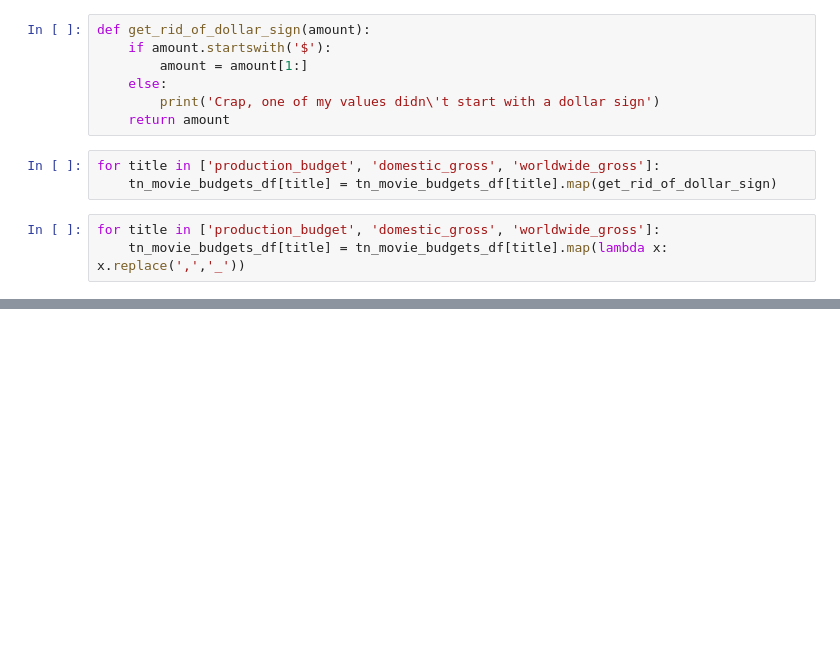
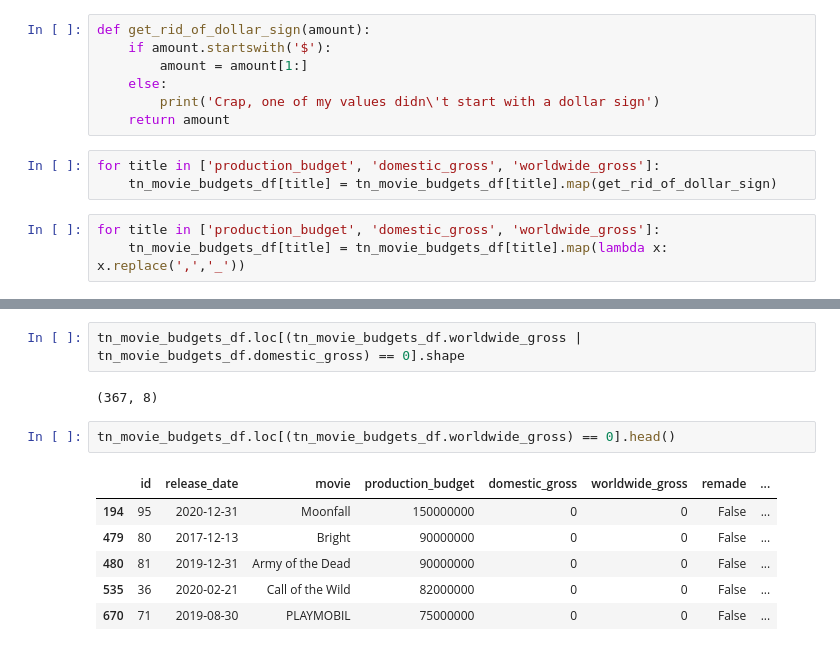
Before and after one commit to mishaberrien/Movie-Performance-Analysis, a Jupyter notebook: grab_and_explore_movie_data.ipynb, the cells around one changed output, grey strips where cells are left out. Cells and saved outputs as stored; diff of their text form; blank space fills up the shorter version.

```diff
--- a/grab_and_explore_movie_data.ipynb
+++ b/grab_and_explore_movie_data.ipynb
@@ -294,0 +316,13 @@ TypeError: unsupported operand type(s) for -: 'str' and 'str'
+# %%
+tn_movie_budgets_df.loc[(tn_movie_budgets_df.worldwide_gross | tn_movie_budgets_df.domestic_gross) == 0].shape
+# %% [output]
+(367, 8)
+# %%
+tn_movie_budgets_df.loc[(tn_movie_budgets_df.worldwide_gross) == 0].head()
+# %% [output]
+|  | id | release_date | movie | production_budget | domestic_gross | worldwide_gross | remade | ... |
+| 194 | 95 | 2020-12-31 | Moonfall | 150000000 | 0 | 0 | False | ... |
+| 479 | 80 | 2017-12-13 | Bright | 90000000 | 0 | 0 | False | ... |
+| 480 | 81 | 2019-12-31 | Army of the Dead | 90000000 | 0 | 0 | False | ... |
+| 535 | 36 | 2020-02-21 | Call of the Wild | 82000000 | 0 | 0 | False | ... |
+| 670 | 71 | 2019-08-30 | PLAYMOBIL | 75000000 | 0 | 0 | False | ... |
```
Also changed, not shown: parts of 20 cells of this notebook.
